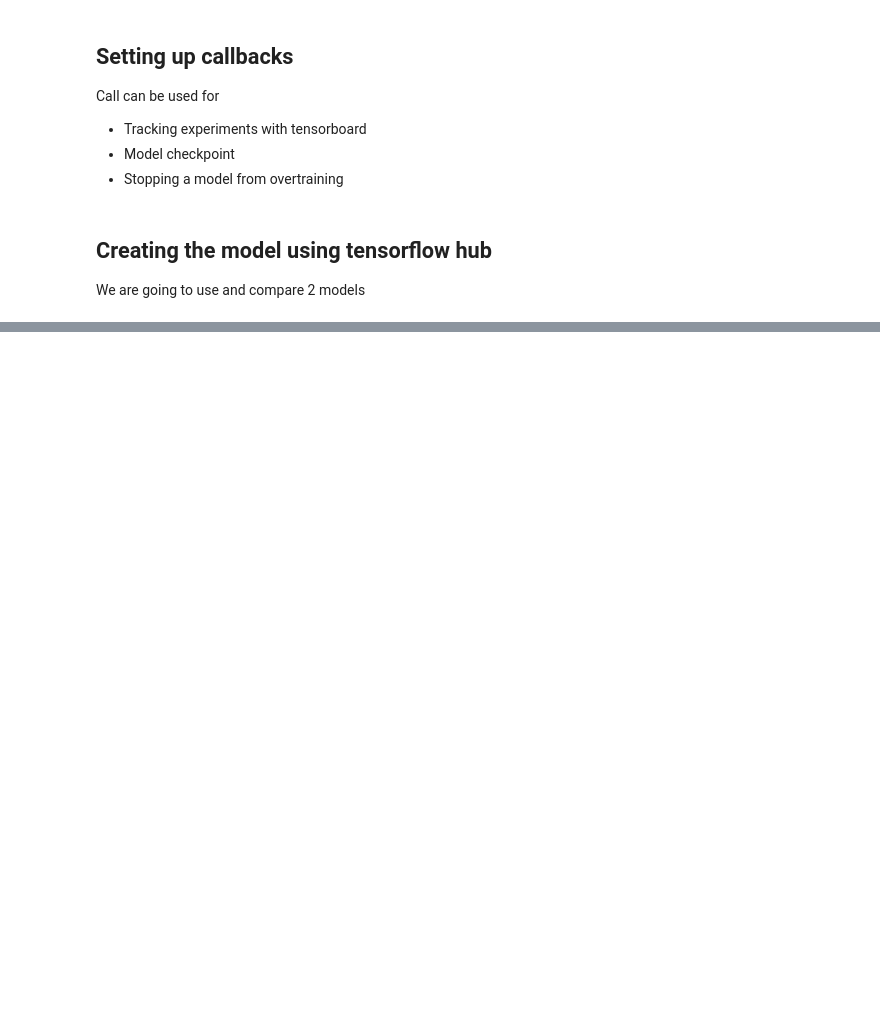
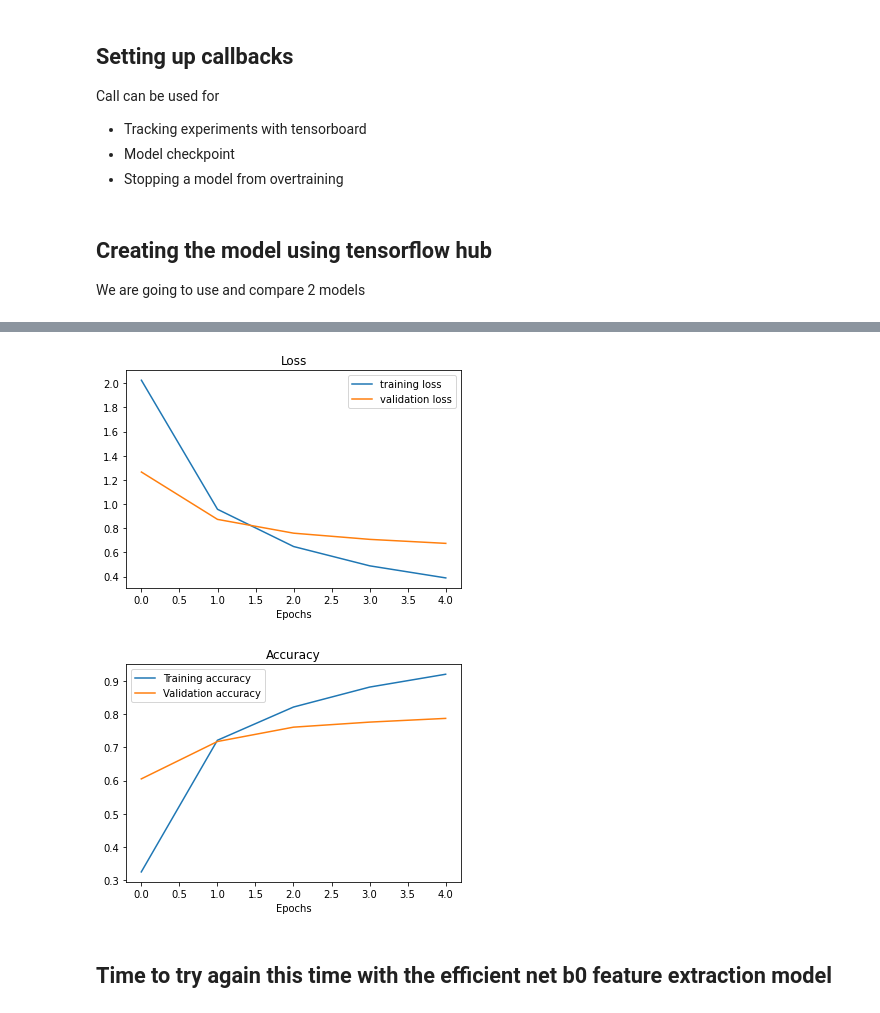
Before and after one commit to adrikosm/Tensorflow_Certification, a Jupyter notebook: Transfer Learning/transfer_learning.ipynb, the cells around one changed output, grey strips where cells are left out. Cells and saved outputs as stored; diff of their text form; code cells hidden in the pictures; blank space fills up the shorter version.

```diff
--- a/Transfer Learning/transfer_learning.ipynb
+++ b/Transfer Learning/transfer_learning.ipynb
@@ -162,7 +167,7 @@ Call can be used for
 # We wil make it into a function in order to use it for multiple models
 
 def create_tensorboard_callback(dir_name, experiment_name):
-  log_dir = dir_name + "/" + experiment_name + "/" + datetime.datetime.now().strftime("%Y%m%d-%H%M%S")
+  log_dir = dir_name + "/" + experiment_name + "/" + datetime.datetime.now().strftime("%d-%m-%Y|%H:%M")
   tensorboard_callback = tf.keras.callbacks.TensorBoard(
       log_dir=log_dir
   )
@@ -201,5 +206,20 @@ def create_model(model_url,num_classes=10):
 
   return model
 # %%
-# Create resnet model
-resnet_model = create_model(model_url = resnet_url)
+# Create model
+resnet_model = create_model(resnet_url)
+
+# Compile
+resnet_model.compile(loss='categorical_crossentropy',
+                     optimizer=tf.keras.optimizers.Adam(),
+                     metrics=['accuracy'])
+# %%
+# Lets fit the model to the data
+resnet_history = resnet_model.fit(train_data_10_percent,
+                                  epochs=5,
+                                  steps_per_epoch=len(train_data_10_percent),
+                                  validation_data=test_data_10_percent,
+                                  validation_steps=len(test_data_10_percent),
+                                  # Add TensorBoard callback to model (callbacks parameter takes a list)
+                                  callbacks=[create_tensorboard_callback(dir_name="tensorflow_hub", # save experiment logs here
+                                                                         experiment_name="resnet50V2")]) # name of log files
@@ -205,0 +265,7 @@ resnet_model = create_model(model_url = resnet_url)
+# %%
+plot_loss_curves(resnet_history)
+# %% [output]
+[figure, added]
+[figure, added]
+# %% [markdown]
+## Time to try again this time with the efficient net b0 feature extraction model
```
Also changed, not shown: parts of 16 cells of this notebook, 1 other file.
